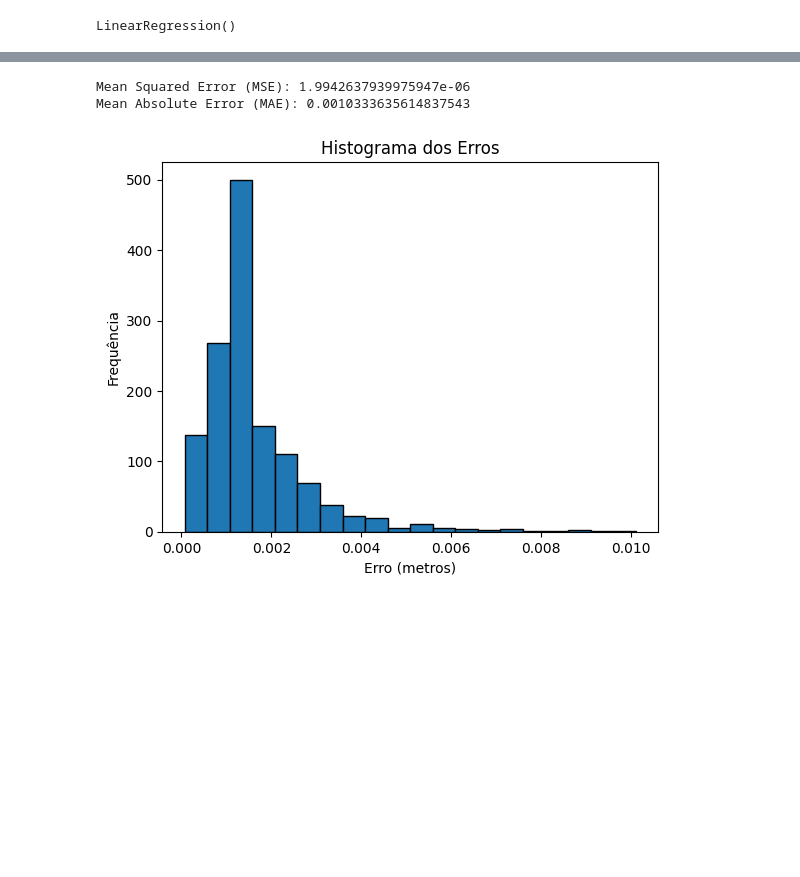
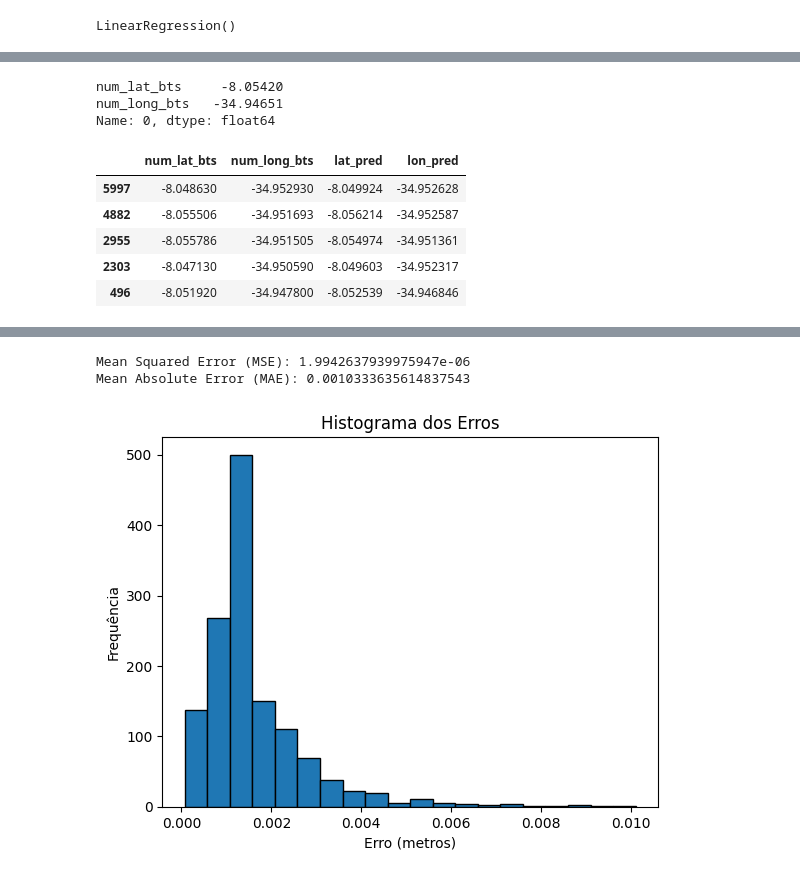
Before and after one commit to hlaff147/ES-290-Comunicacoes-Moveis, a Jupyter notebook: localization_techniques/fingerprint/fingerprint.ipynb, the cells around one changed output, grey strips where cells are left out. Cells and saved outputs as stored; diff of their text form; code cells hidden in the pictures; blank space fills up the shorter version.

```diff
--- a/localization_techniques/fingerprint/fingerprint.ipynb
+++ b/localization_techniques/fingerprint/fingerprint.ipynb
@@ -40,3 +66,13 @@ LinearRegression()
+# %%
+v = [106,	122,	114,	123,	130,	111]
+df_ = X_train.copy()
+df_['num_lat_bts'] = y_train['num_lat_bts']
+df_['num_long_bts'] = y_train['num_long_bts']
+fingerprint(v,df_)
+# %% [output]
+num_lat_bts     -8.05420
+num_long_bts   -34.94651
+Name: 0, dtype: float64
 # %%
 # Previsões
 y_pred = model.predict(X_test)
@@ -42,0 +85,9 @@ y_pred = model.predict(X_test)
+# %%
+df2.head()
+# %% [output]
+|  | num_lat_bts | num_long_bts | lat_pred | lon_pred |
+| 5997 | -8.048630 | -34.952930 | -8.049924 | -34.952628 |
+| 4882 | -8.055506 | -34.951693 | -8.056214 | -34.952587 |
+| 2955 | -8.055786 | -34.951505 | -8.054974 | -34.951361 |
+| 2303 | -8.047130 | -34.950590 | -8.049603 | -34.952317 |
+| 496 | -8.051920 | -34.947800 | -8.052539 | -34.946846 |
```
Also changed, not shown: parts of 19 cells of this notebook.
